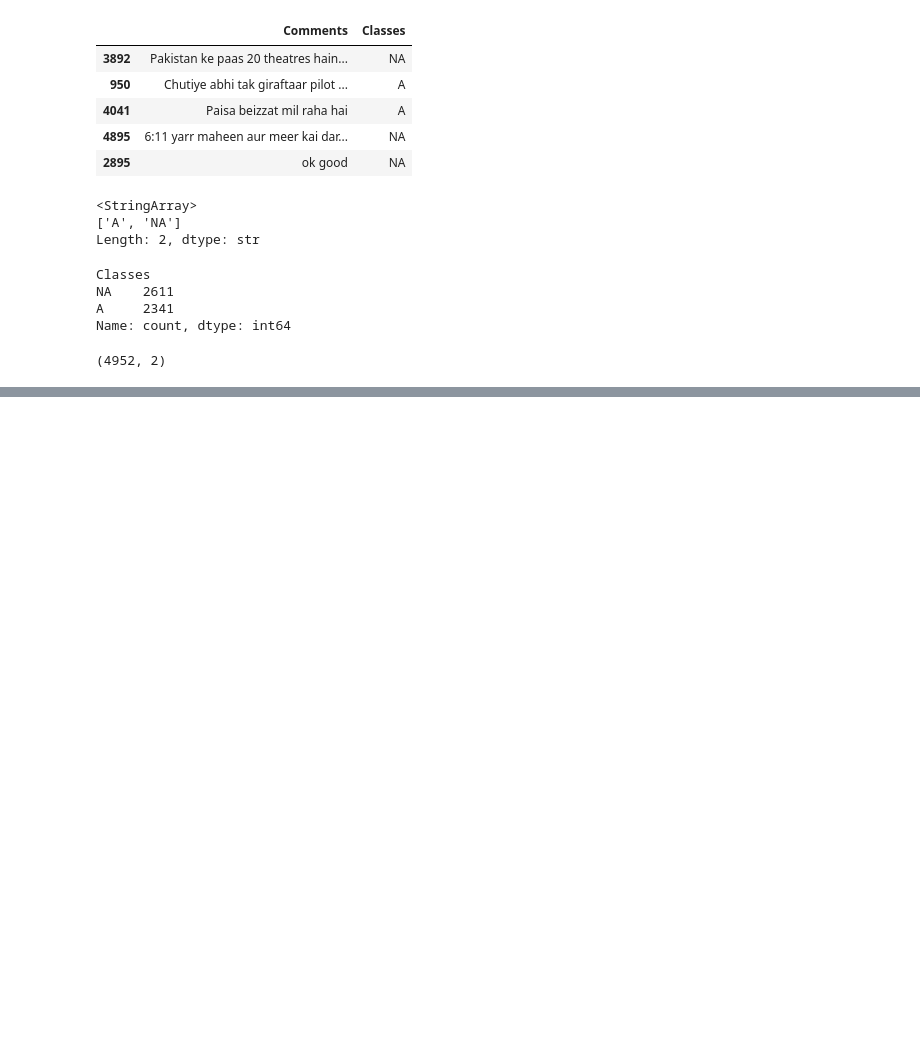
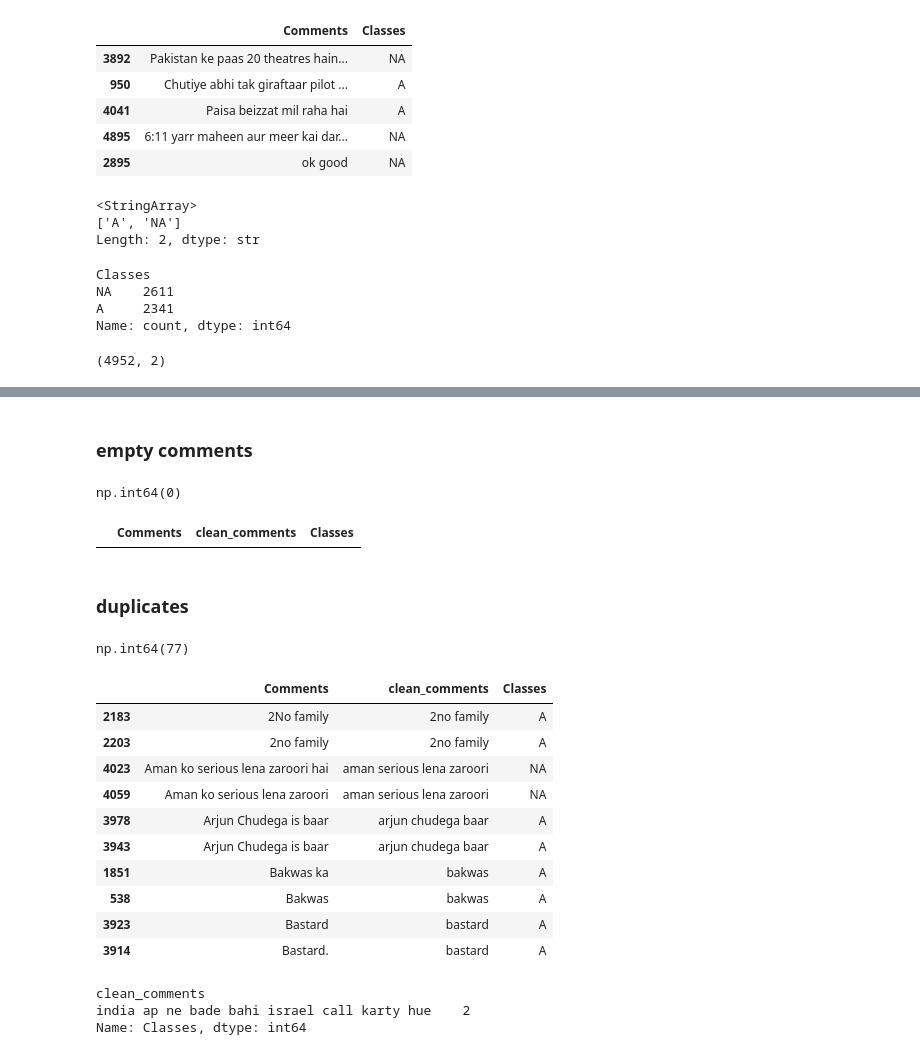
Before and after one commit to Ibad-Ullah-Khan/Project_roman-urdu-cyber-abuse-detection, a Jupyter notebook: notebooks/cyber_abuse_detection.ipynb, the cells around one changed output, grey strips where cells are left out. Cells and saved outputs as stored; diff of their text form; code cells hidden in the pictures; blank space fills up the shorter version.

Commit message:
feat: add text preprocessing pipeline

```diff
--- a/notebooks/cyber_abuse_detection.ipynb
+++ b/notebooks/cyber_abuse_detection.ipynb
@@ -223,0 +302,10 @@ df.shape
+# %%
+# Cleaning it
+
+import re
+
+def normalize_repeated_chars(text):
+    return re.sub(r'(.)\1{2,}', r'\1\1', text)
+
+df['clean_comments'] = df['clean_comments'].apply(normalize_repeated_chars)
+df.loc[360]
@@ -223,0 +347,16 @@ df.shape
+# %%
+# Removing these stop words
+stop_words = [
+    'hai', 'ka', 'ki', 'ko', 'ho', 'ke', 'to',
+    'se', 'ye', 'is', 'bhi', 'aur', 'kar',
+    'hain', 'or', 'ha', 'me', 'mein',
+    'tha', 'raha', 'ab'
+]
+# %%
+# Creating function for removing stop words
+def remove_stopwords(text):
+    words = text.split()
+    filtered_words = [word for word in words if word not in stop_words]
+    return ' '.join(filtered_words)
+# %%
+df['clean_comments'] = df['clean_comments'].apply(remove_stopwords)
@@ -223,0 +373,52 @@ df.shape
+# %% [markdown]
+### __empty comments__
+# %%
+# Checking empty comments
+df['clean_comments'].eq('').sum()
+# %% [output]
+np.int64(0)
+# %%
+# Let's see what was the orignal comment
+df[df['clean_comments'].eq('')][['Comments', 'clean_comments', 'Classes']]
+# %% [output]
+|  | Comments | clean_comments | Classes |
+# %% [markdown]
+### __duplicates__
+# %%
+# Checking duplicates again
+df['clean_comments'].duplicated().sum()
+# %% [output]
+np.int64(77)
+# %%
+# Let's see the duplicates
+duplicate_rows = df[
+    df['clean_comments'].duplicated(keep=False)
+].sort_values('clean_comments')
+
+duplicate_rows[
+    ['Comments', 'clean_comments', 'Classes']
+].head(10)
+# %% [output]
+|  | Comments | clean_comments | Classes |
+| 2183 | 2No family | 2no family | A |
+| 2203 | 2no family | 2no family | A |
+| 4023 | Aman ko serious lena zaroori hai | aman serious lena zaroori | NA |
+| 4059 | Aman ko serious lena zaroori | aman serious lena zaroori | NA |
+| 3978 | Arjun Chudega is baar | arjun chudega baar | A |
+| 3943 | Arjun Chudega is baar | arjun chudega baar | A |
+| 1851 | Bakwas ka | bakwas | A |
+| 538 | Bakwas | bakwas | A |
+| 3923 | Bastard | bastard | A |
+| 3914 | Bastard. | bastard | A |
+# %%
+# Checking label complects
+label_conflicts = (
+    df.groupby('clean_comments')['Classes']
+    .nunique()
+)
+
+label_conflicts[label_conflicts > 1]
+# %% [output]
+clean_comments
+india ap ne bade bahi israel call karty hue    2
+Name: Classes, dtype: int64
```
Also changed, not shown: parts of 29 cells of this notebook.
